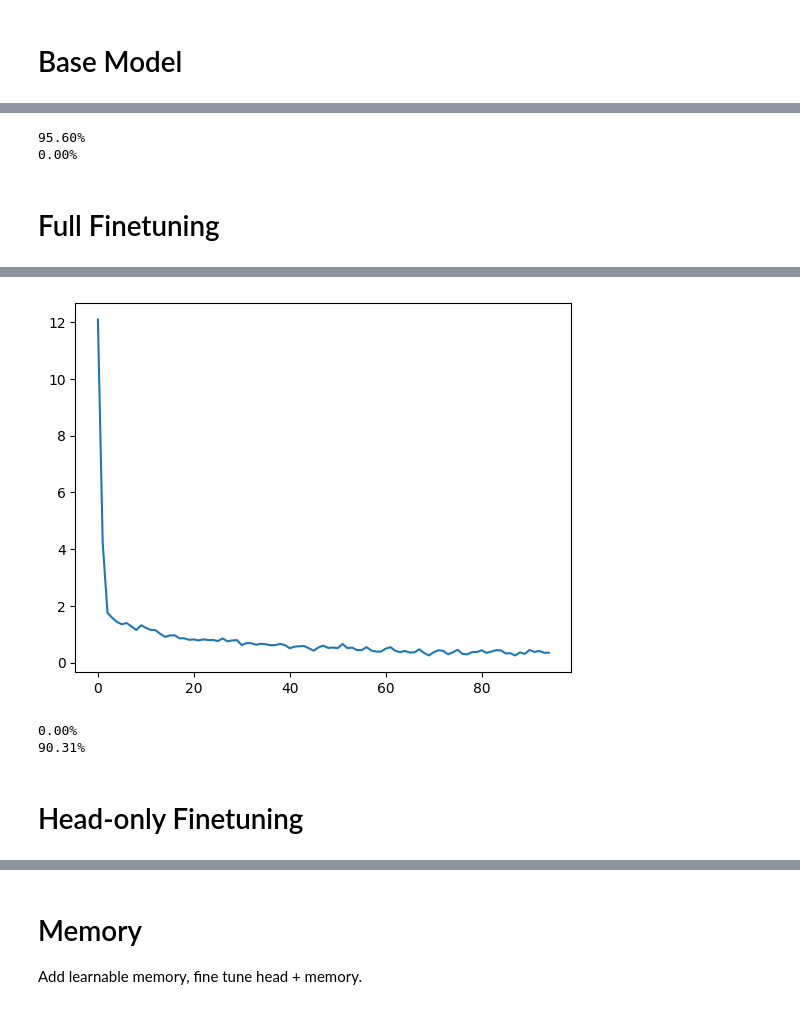
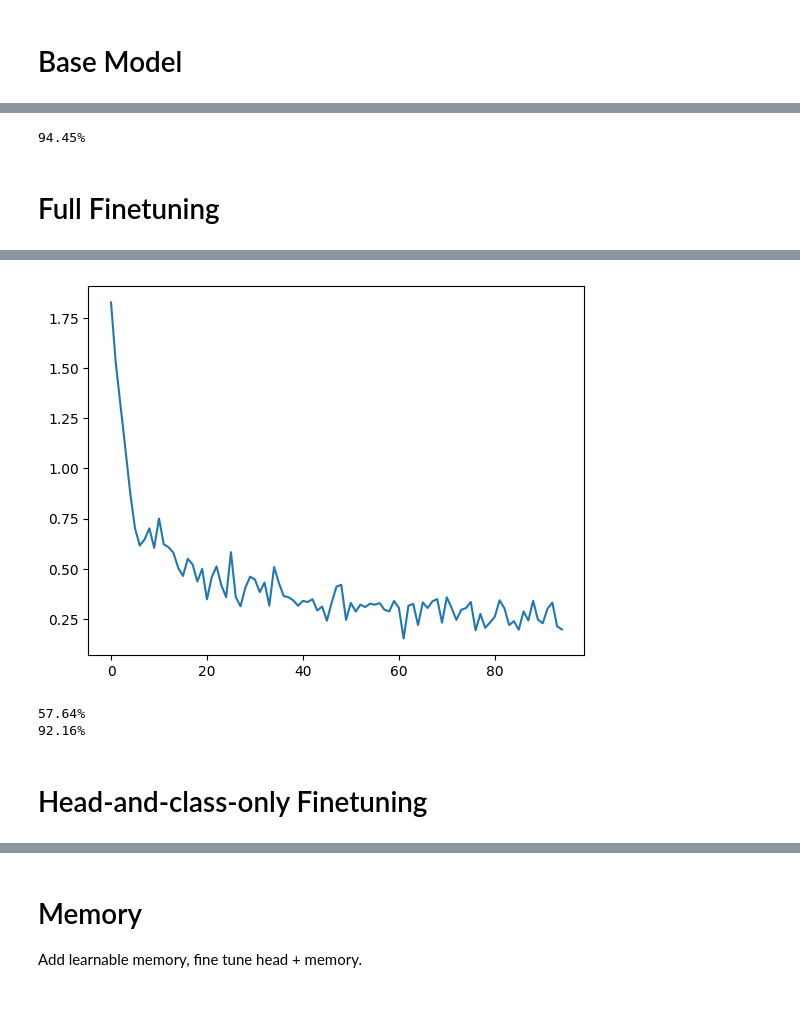
Before and after one commit to necrashter/transformers-learnable-memory, a Jupyter notebook: 502 Project MNIST.ipynb, the cells around one changed output, grey strips where cells are left out. Saved outputs shown, nothing was run; the diff lists cells and outputs as text; code cells hidden in the pictures.

Commit message:
Add new class token & MLP head for finetuning

```diff
--- a/502 Project MNIST.ipynb
+++ b/502 Project MNIST.ipynb
@@ -16,8 +16,8 @@ from model import *
 # %%
 # Load dataset
 MNIST_TEST = datasets.MNIST(root='./../datasets', train=False, download=True, transform=transforms.ToTensor())
-dataset0to4 = list(filter(lambda i: i[1] in [0, 1, 2, 3, 4], MNIST_TEST))
-dataset5to9 = list(filter(lambda i: i[1] in [5, 6, 7, 8, 9], MNIST_TEST))
+dataset0to4 = [i for i in MNIST_TEST if i[1] in [0, 1, 2, 3, 4]]
+dataset5to9 = [(i[0], i[1]-5) for i in MNIST_TEST if i[1] in [5, 6, 7, 8, 9]]
 dataloader0to4 = DataLoader(dataset0to4, shuffle=True, batch_size=256)
 dataloader5to9 = DataLoader(dataset5to9, shuffle=True, batch_size=256)
 
@@ -80,7 +80,9 @@ def eval_model(model, dataloader,
 # Base Model
 # %%
 torch.manual_seed(SEED)
-base_model = TheModel()
+base_model = TheModel(
+    mlp_head_sizes=[512, 5],
+)
 base_model.to(device)
 
 optimizer = torch.optim.Adam(base_model.parameters(), lr=0.001)
@@ -96,15 +98,17 @@ Epoch 5/5 loss: 0.14
 # %%
-eval_model(base_model, dataloader0to4)
-eval_model(base_model, dataloader5to9)
+eval_model(base_model, dataloader0to4, head_index=0)
 # %% [output]
-95.60%
-0.00%
+94.45%
 # %% [markdown]
 # Full Finetuning
 # %%
 torch.manual_seed(SEED)
 full_finetune_model = copy.deepcopy(base_model)
+full_finetune_model.add_head(
+    mlp_head_sizes=[512, 5],
+    memory_tokens=0,
+)
 optimizer = torch.optim.Adam(full_finetune_model.parameters(), lr=0.001)
 
-train(full_finetune_model, dataloader5to9, optimizer)
+train(full_finetune_model, dataloader5to9, optimizer, head_index=1)
 # %% [output]
@@ -116,12 +120,12 @@ Epoch 5/5 loss: 0.36
-[figure, old version]
+[figure, new version]
 # %%
-eval_model(full_finetune_model, dataloader0to4)
-eval_model(full_finetune_model, dataloader5to9)
+eval_model(full_finetune_model, dataloader0to4, head_index=0)
+eval_model(full_finetune_model, dataloader5to9, head_index=1)
 # %% [output]
-0.00%
-90.31%
+57.64%
+92.16%
 # %% [markdown]
-# Head-only Finetuning
+# Head-and-class-only Finetuning
 # %%
 torch.manual_seed(SEED)
 head_finetune_model = copy.deepcopy(base_model)
```
Also changed, not shown: parts of 11 cells of this notebook, 1 other file.
